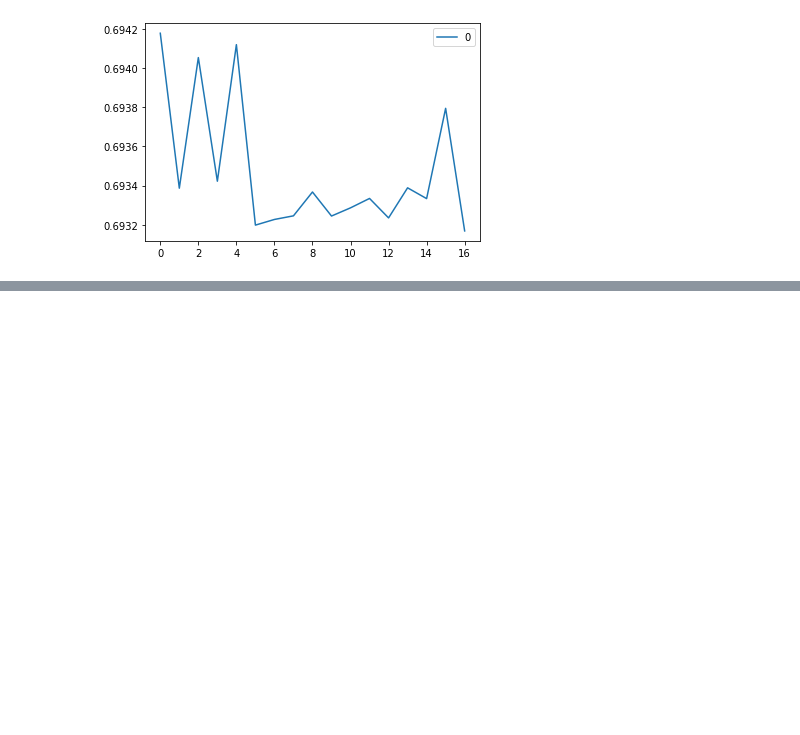
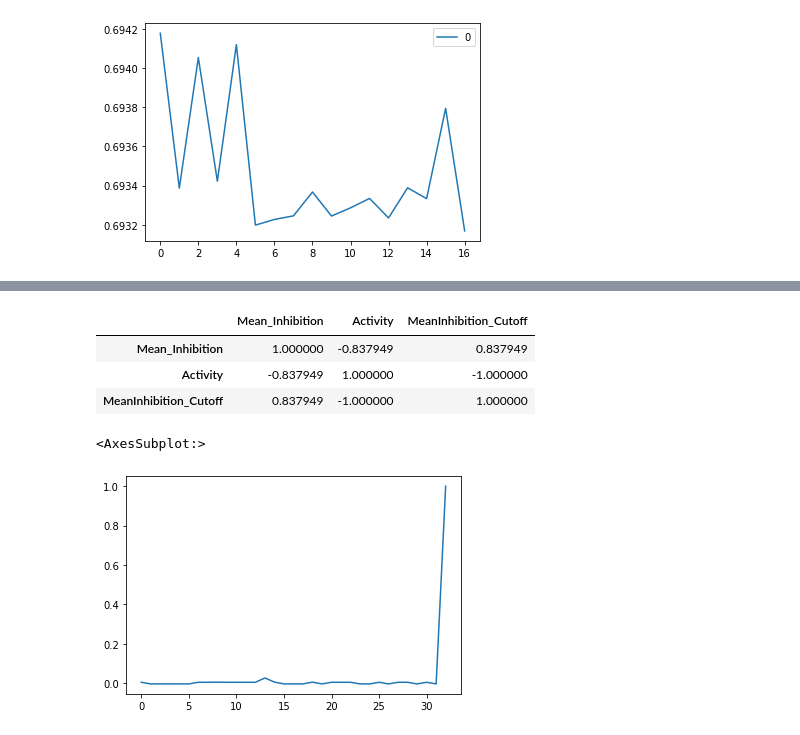
Before and after one commit to braceal/Drug-Design-Spring-2022, a Jupyter notebook: notebooks/hgraph-embedding.ipynb, the cells around one changed output, grey strips where cells are left out. Drawn from its saved outputs; the diff is of its cells as text; code cells hidden in the pictures; blank space fills up the shorter version.

```diff
--- a/notebooks/hgraph-embedding.ipynb
+++ b/notebooks/hgraph-embedding.ipynb
@@ -183,0 +224,19 @@ pd.DataFrame(clf.loss_curve_).plot()
+# %%
+df.corr()
+# %% [output]
+|  | Mean_Inhibition | Activity | MeanInhibition_Cutoff |
+| Mean_Inhibition | 1.000000 | -0.837949 | 0.837949 |
+| Activity | -0.837949 | 1.000000 | -1.000000 |
+| MeanInhibition_Cutoff | 0.837949 | -1.000000 | 1.000000 |
+# %%
+embed_df = pd.DataFrame(embeddings)
+# %%
+embed_df["Mean_Inhibition"] = df["Mean_Inhibition"]
+#embed_df["MeanInhibition_Cutoff"] = df["MeanInhibition_Cutoff"]
+# %%
+correlation = embed_df.corr()
+# %%
+correlation["Mean_Inhibition"].plot()
+# %% [output]
+<AxesSubplot:>
+[figure, added]
```
Also changed, not shown: parts of 5 cells of this notebook, 3 other files.
